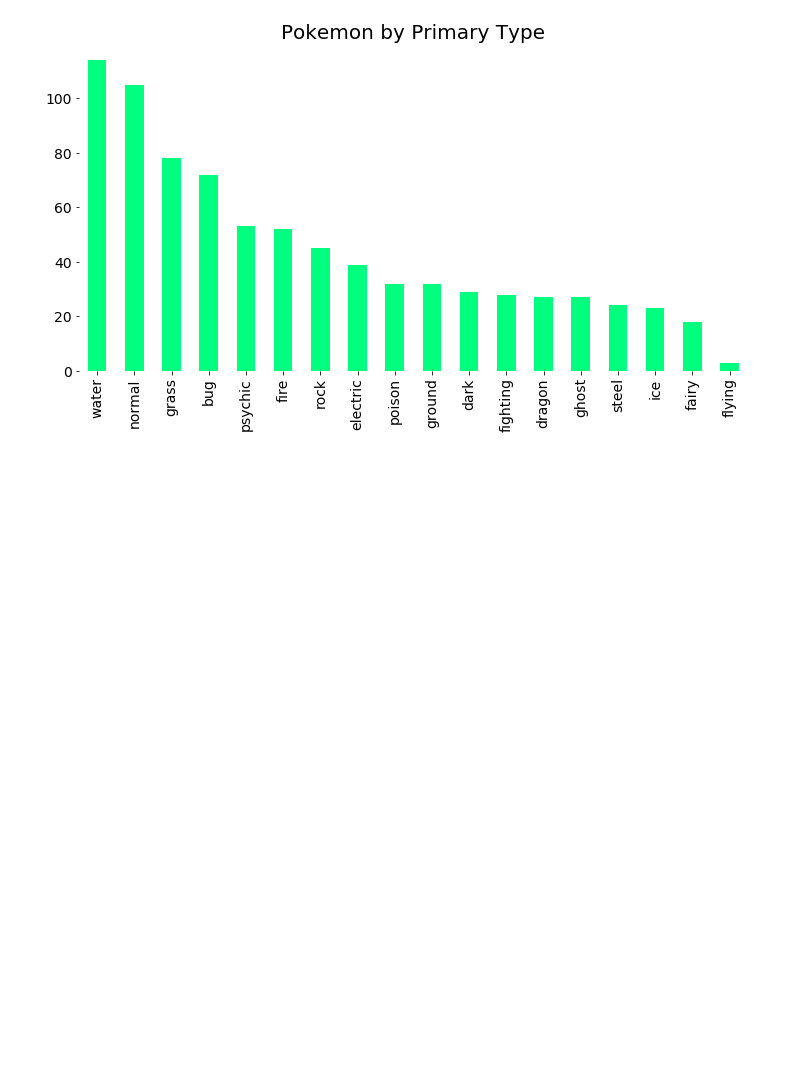
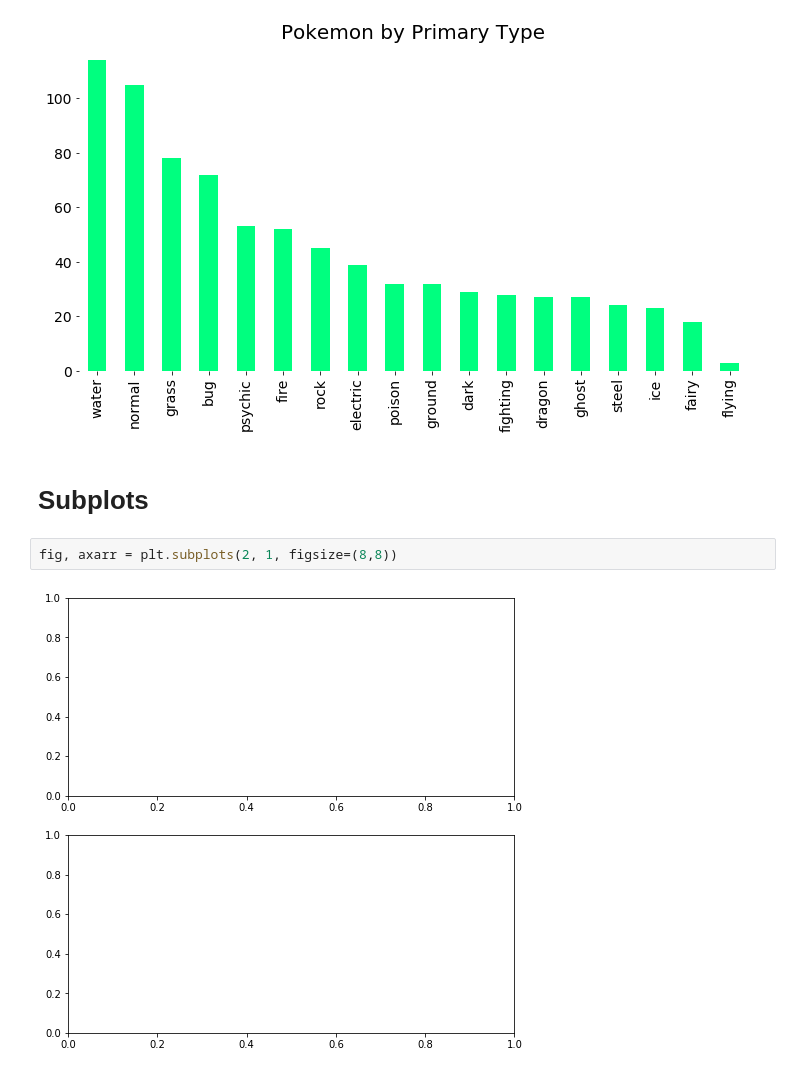
Before and after one commit to StefanIsaksson/learning-pandas, a Jupyter notebook: pokemon/Pokemon.ipynb, the cells around one changed output. Drawn from its saved outputs; the diff is of its cells as text; blank space fills up the shorter version.

Commit message:
Added subplots examples

```diff
--- a/pokemon/Pokemon.ipynb
+++ b/pokemon/Pokemon.ipynb
@@ -149,3 +149,9 @@ ax.set_title("Pokemon by Primary Type", fontsize=20)
 sns.despine(bottom=True, left=True)
 # %% [output]
 [figure]
+# %% [markdown]
+# Subplots
+# %%
+fig, axarr = plt.subplots(2, 1, figsize=(8,8))
+# %% [output]
+[figure, added]
```
Also changed, not shown: parts of 1 cell of this notebook, 1 other file.
